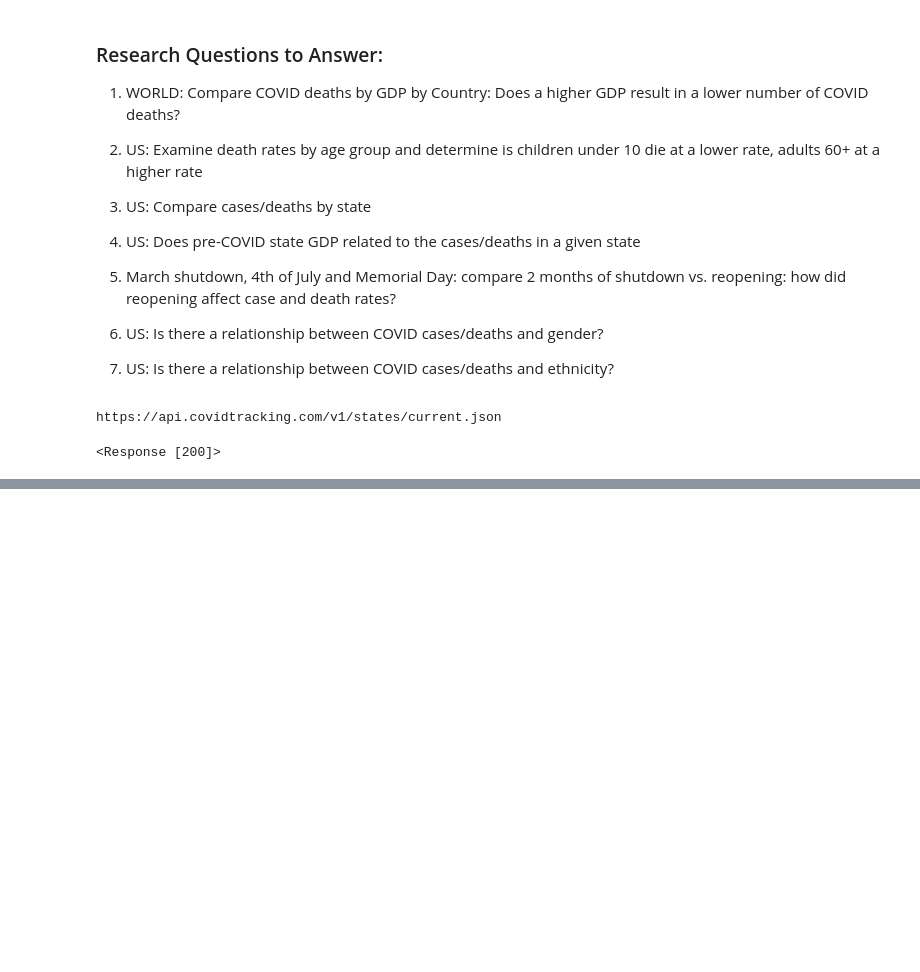
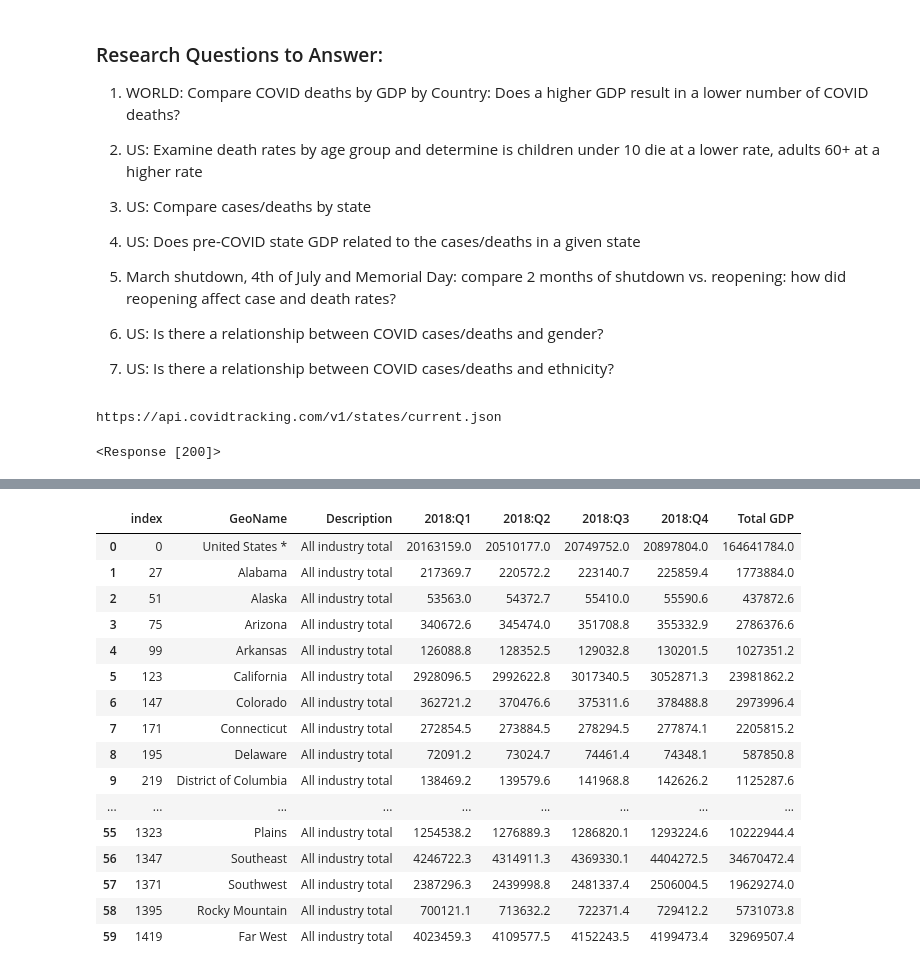
Before and after one commit to gelopez21/ProjectOne, a Jupyter notebook: Project One - Data Cleansing.ipynb, the cells around one changed output, grey strips where cells are left out. Saved outputs shown, nothing was run; the diff lists cells and outputs as text; code cells hidden in the pictures; blank space fills up the shorter version.

```diff
--- a/Project One - Data Cleansing.ipynb
+++ b/Project One - Data Cleansing.ipynb
@@ -128,0 +191,3 @@ clean_df
+# %%
+#drop geofips & line code, not sure we need them
+new_df = clean_df[['GeoName', 'Description', '2018:Q1', '2018:Q2', '2018:Q3', '2018:Q4']]
@@ -128,0 +210,16 @@ clean_df
+# %%
+# quarter_df = new_df[['2018:Q1', '2018:Q2', '2018:Q3', '2018:Q4']]
+
+values_df = new_df[new_df['2018:Q1'] != '(D)'][['2018:Q1', '2018:Q2', '2018:Q3', '2018:Q4']].astype(float)
+
+merge_df = new_df.merge(values_df, left_index=True, right_index=True)
+
+merge_df.dtypes
+
+#remove columns
+first_org = merge_df.drop(columns = ['2018:Q1_x', '2018:Q2_x', '2018:Q3_x', '2018:Q4_x'])
+
+#rename columns
+new_df = first_org.rename(columns={"2018:Q1_y": "2018:Q1", "2018:Q2_y": "2018:Q2","2018:Q3_y": "2018:Q3", "2018:Q4_y": "2018:Q4"})
+
+new_df
@@ -128,0 +240,4 @@ clean_df
+# %%
+new_df['Total GDP'] = new_df.sum(axis = 1)
+
+new_df
@@ -128,0 +280,22 @@ clean_df
+# %%
+all_industries = new_df[new_df['Description'] == 'All industry total']
+# %%
+all_industries.reset_index()
+# %% [output]
+|  | index | GeoName | Description | 2018:Q1 | 2018:Q2 | 2018:Q3 | 2018:Q4 | Total GDP |
+| 0 | 0 | United States * | All industry total | 20163159.0 | 20510177.0 | 20749752.0 | 20897804.0 | 164641784.0 |
+| 1 | 27 | Alabama | All industry total | 217369.7 | 220572.2 | 223140.7 | 225859.4 | 1773884.0 |
+| 2 | 51 | Alaska | All industry total | 53563.0 | 54372.7 | 55410.0 | 55590.6 | 437872.6 |
+| 3 | 75 | Arizona | All industry total | 340672.6 | 345474.0 | 351708.8 | 355332.9 | 2786376.6 |
+| 4 | 99 | Arkansas | All industry total | 126088.8 | 128352.5 | 129032.8 | 130201.5 | 1027351.2 |
+| 5 | 123 | California | All industry total | 2928096.5 | 2992622.8 | 3017340.5 | 3052871.3 | 23981862.2 |
+| 6 | 147 | Colorado | All industry total | 362721.2 | 370476.6 | 375311.6 | 378488.8 | 2973996.4 |
+| 7 | 171 | Connecticut | All industry total | 272854.5 | 273884.5 | 278294.5 | 277874.1 | 2205815.2 |
+| 8 | 195 | Delaware | All industry total | 72091.2 | 73024.7 | 74461.4 | 74348.1 | 587850.8 |
+| 9 | 219 | District of Columbia | All industry total | 138469.2 | 139579.6 | 141968.8 | 142626.2 | 1125287.6 |
+| ... | ... | ... | ... | ... | ... | ... | ... | ... |
+| 55 | 1323 | Plains | All industry total | 1254538.2 | 1276889.3 | 1286820.1 | 1293224.6 | 10222944.4 |
+| 56 | 1347 | Southeast | All industry total | 4246722.3 | 4314911.3 | 4369330.1 | 4404272.5 | 34670472.4 |
+| 57 | 1371 | Southwest | All industry total | 2387296.3 | 2439998.8 | 2481337.4 | 2506004.5 | 19629274.0 |
+| 58 | 1395 | Rocky Mountain | All industry total | 700121.1 | 713632.2 | 722371.4 | 729412.2 | 5731073.8 |
+| 59 | 1419 | Far West | All industry total | 4023459.3 | 4109577.5 | 4152243.5 | 4199473.4 | 32969507.4 |
```
Also changed, not shown: parts of 14 cells of this notebook.
